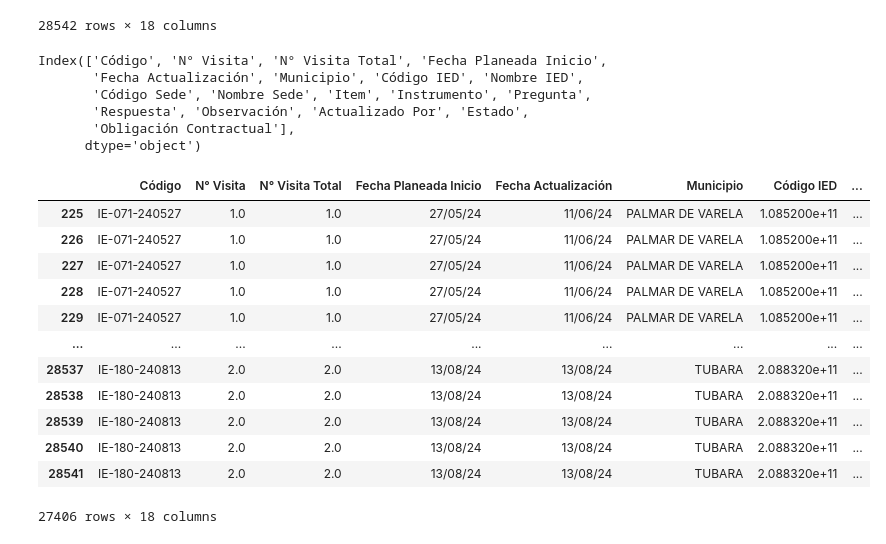
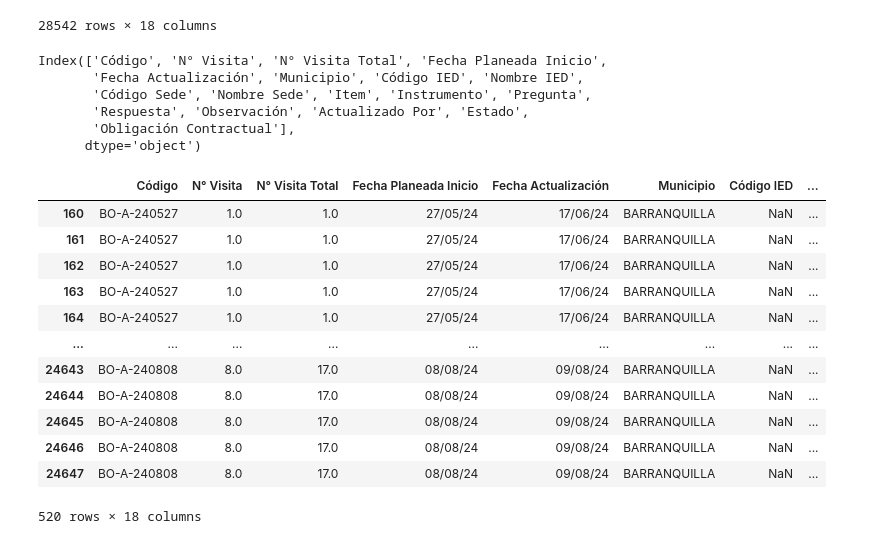
Before and after one commit to ComancheMario/Python-, a Jupyter notebook: PAE_Interventoria/2024-I/TableroInterno.ipynb, the cells around one changed output. Cells and saved outputs as stored; diff of their text form; code cells hidden in the pictures.

```diff
--- a/PAE_Interventoria/2024-I/TableroInterno.ipynb
+++ b/PAE_Interventoria/2024-I/TableroInterno.ipynb
@@ -99,34 +99,35 @@ df_Resultados
 # %%
 #Vamos a trabajar cuales instituciones incumplen ciertos item
 #Primero filtramos solo las IE's
 print(df_Resultados.columns)
 
 df_filtrado_IE = df_Resultados[df_Resultados['Código'].str.startswith('IE')]
 
-df_filtrado_BO = df_Resultados[df_Resultados['Código'].str.startswith('BO')]
+df_filtrado_BO = df_Resultados[df_Resultados['Instrumento'].str.startswith('Bodega')]
 
-df
-df_filtrado_IE
+df_filtrado_VH = df_Resultados[df_Resultados['Instrumento'].str.startswith('Vehículo')]
+
+df_filtrado_BO
 # %% [output]
 Index(['Código', 'N° Visita', 'N° Visita Total', 'Fecha Planeada Inicio',
        'Fecha Actualización', 'Municipio', 'Código IED', 'Nombre IED',
        'Código Sede', 'Nombre Sede', 'Item', 'Instrumento', 'Pregunta',
        'Respuesta', 'Observación', 'Actualizado Por', 'Estado',
        'Obligación Contractual'],
       dtype='object')
 |  | Código | N° Visita | N° Visita Total | Fecha Planeada Inicio | Fecha Actualización | Municipio | Código IED | ... |
-| 225 | IE-071-240527 | 1.0 | 1.0 | 27/05/24 | 11/06/24 | PALMAR DE VARELA | 1.085200e+11 | ... |
-| 226 | IE-071-240527 | 1.0 | 1.0 | 27/05/24 | 11/06/24 | PALMAR DE VARELA | 1.085200e+11 | ... |
-| 227 | IE-071-240527 | 1.0 | 1.0 | 27/05/24 | 11/06/24 | PALMAR DE VARELA | 1.085200e+11 | ... |
-| 228 | IE-071-240527 | 1.0 | 1.0 | 27/05/24 | 11/06/24 | PALMAR DE VARELA | 1.085200e+11 | ... |
-| 229 | IE-071-240527 | 1.0 | 1.0 | 27/05/24 | 11/06/24 | PALMAR DE VARELA | 1.085200e+11 | ... |
+| 160 | BO-A-240527 | 1.0 | 1.0 | 27/05/24 | 17/06/24 | BARRANQUILLA | NaN | ... |
+| 161 | BO-A-240527 | 1.0 | 1.0 | 27/05/24 | 17/06/24 | BARRANQUILLA | NaN | ... |
+| 162 | BO-A-240527 | 1.0 | 1.0 | 27/05/24 | 17/06/24 | BARRANQUILLA | NaN | ... |
+| 163 | BO-A-240527 | 1.0 | 1.0 | 27/05/24 | 17/06/24 | BARRANQUILLA | NaN | ... |
+| 164 | BO-A-240527 | 1.0 | 1.0 | 27/05/24 | 17/06/24 | BARRANQUILLA | NaN | ... |
 | ... | ... | ... | ... | ... | ... | ... | ... | ... |
-| 28537 | IE-180-240813 | 2.0 | 2.0 | 13/08/24 | 13/08/24 | TUBARA | 2.088320e+11 | ... |
-| 28538 | IE-180-240813 | 2.0 | 2.0 | 13/08/24 | 13/08/24 | TUBARA | 2.088320e+11 | ... |
-| 28539 | IE-180-240813 | 2.0 | 2.0 | 13/08/24 | 13/08/24 | TUBARA | 2.088320e+11 | ... |
-| 28540 | IE-180-240813 | 2.0 | 2.0 | 13/08/24 | 13/08/24 | TUBARA | 2.088320e+11 | ... |
-| 28541 | IE-180-240813 | 2.0 | 2.0 | 13/08/24 | 13/08/24 | TUBARA | 2.088320e+11 | ... |
+| 24643 | BO-A-240808 | 8.0 | 17.0 | 08/08/24 | 09/08/24 | BARRANQUILLA | NaN | ... |
+| 24644 | BO-A-240808 | 8.0 | 17.0 | 08/08/24 | 09/08/24 | BARRANQUILLA | NaN | ... |
+| 24645 | BO-A-240808 | 8.0 | 17.0 | 08/08/24 | 09/08/24 | BARRANQUILLA | NaN | ... |
+| 24646 | BO-A-240808 | 8.0 | 17.0 | 08/08/24 | 09/08/24 | BARRANQUILLA | NaN | ... |
+| 24647 | BO-A-240808 | 8.0 | 17.0 | 08/08/24 | 09/08/24 | BARRANQUILLA | NaN | ... |
-27406 rows × 18 columns
+520 rows × 18 columns
 # %%
 import pandas as pd
 
```
Also changed, not shown: parts of 3 cells of this notebook, 2 other files.
